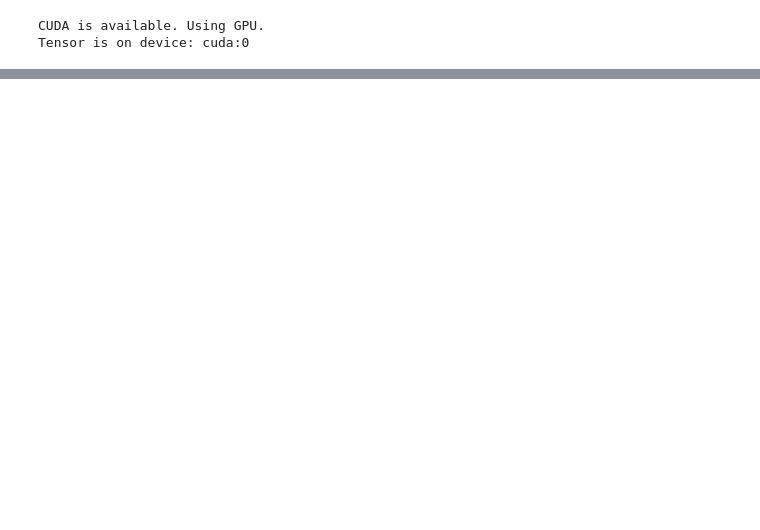
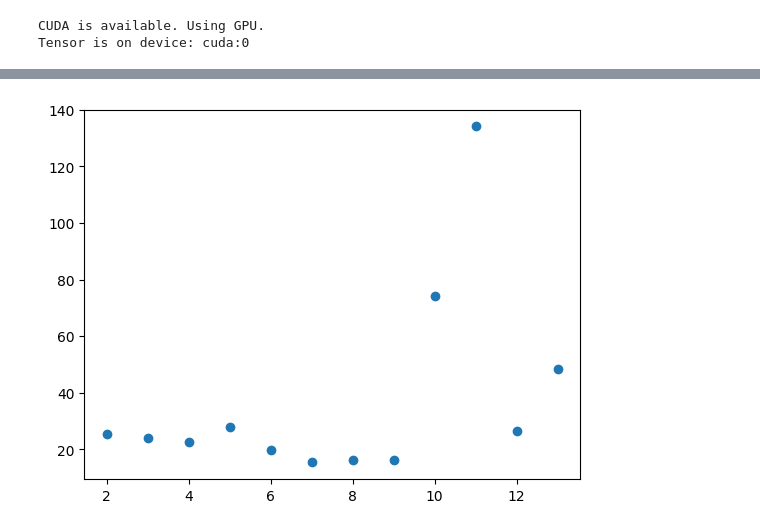
Before and after one commit to filipronn/SEEX30_Cloud_Fog, a Jupyter notebook: parameter_sweeps.ipynb, the cells around one changed output, grey strips where cells are left out. Cells and saved outputs as stored; diff of their text form; code cells hidden in the pictures; blank space fills up the shorter version.

```diff
--- a/parameter_sweeps.ipynb
+++ b/parameter_sweeps.ipynb
@@ -225,0 +217,10 @@ model_metrics
+# %%
+error_percent = 100*np.divide(np.abs(preds_total[:,:,1]-y_test.to_numpy()),y_test.to_numpy())
+
+err_perc_col = np.mean(error_percent,axis=0)
+
+plt.figure()
+plt.scatter(x,err_perc_col)
+plt.show()
+# %% [output]
+[figure, added]
```
Also changed, not shown: parts of 6 cells of this notebook, 1 other file.
